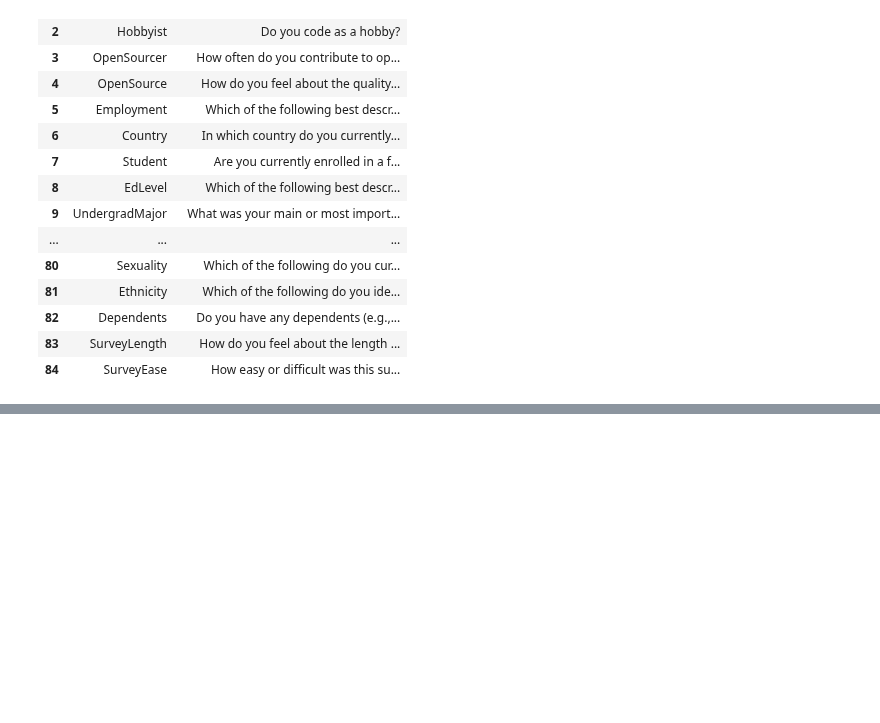
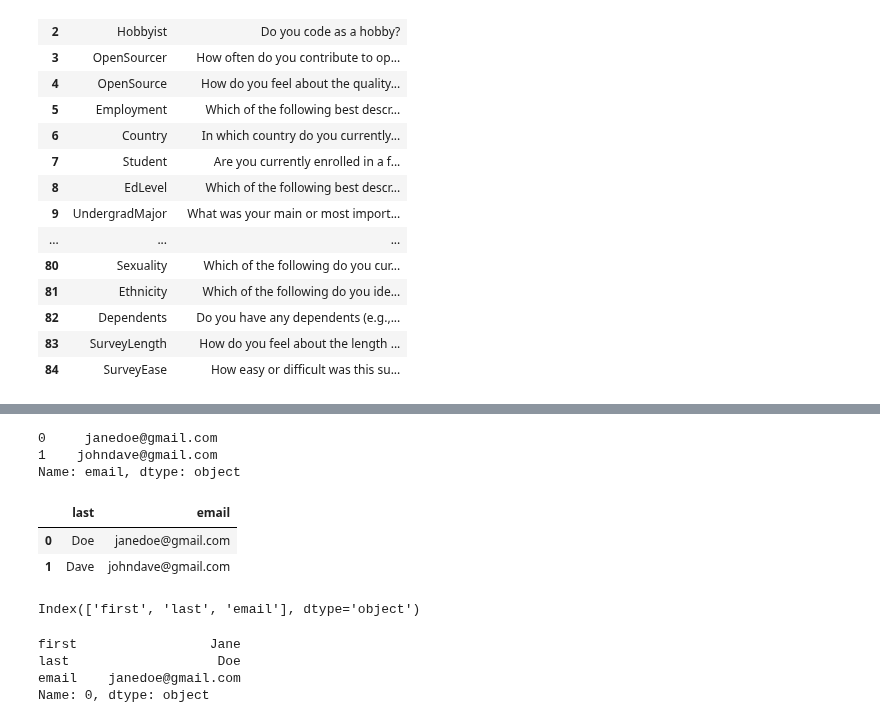
Before and after one commit to salma-shaik/pandas-cs-yt, a Jupyter notebook: df_series_basics.ipynb, the cells around one changed output, grey strips where cells are left out. Cells and saved outputs as stored; diff of their text form; code cells hidden in the pictures; blank space fills up the shorter version.

```diff
--- a/df_series_basics.ipynb
+++ b/df_series_basics.ipynb
@@ -37,0 +89,23 @@ schema_df
+# %%
+df1.email
+# %% [output]
+0     janedoe@gmail.com
+1    johndave@gmail.com
+Name: email, dtype: object
+# %%
+df1[['last', 'email']]
+# %% [output]
+|  | last | email |
+| 0 | Doe | janedoe@gmail.com |
+| 1 | Dave | johndave@gmail.com |
+# %%
+df1.columns
+# %% [output]
+Index(['first', 'last', 'email'], dtype='object')
+# %%
+df1.iloc[0]
+# %% [output]
+first                 Jane
+last                   Doe
+email    janedoe@gmail.com
+Name: 0, dtype: object
```
Also changed, not shown: parts of 26 cells of this notebook.
